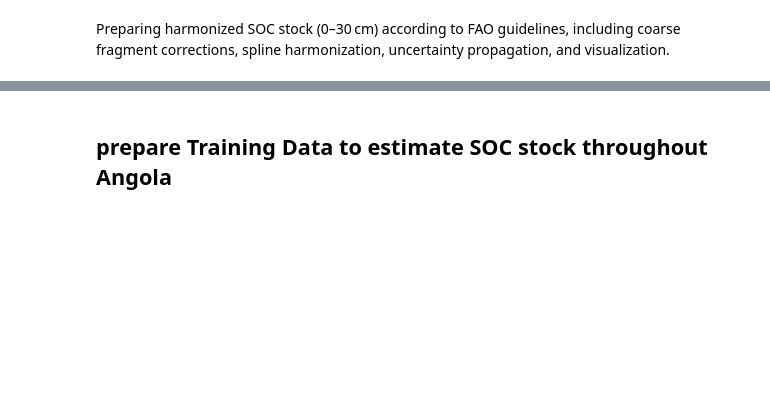
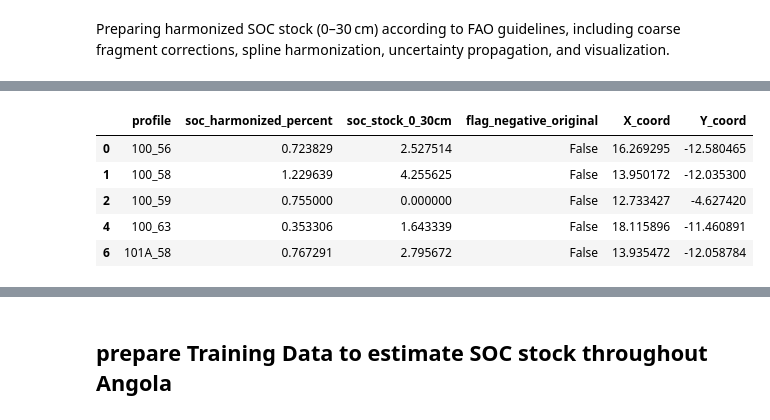
Before and after one commit to inesschwartz/ThesisSoilAngola, a Jupyter notebook: EDA/carbon_stock2.ipynb, the cells around one changed output, grey strips where cells are left out. Saved outputs shown, nothing was run; the diff lists cells and outputs as text; code cells hidden in the pictures; blank space fills up the shorter version.

```diff
--- a/EDA/carbon_stock2.ipynb
+++ b/EDA/carbon_stock2.ipynb
@@ -310,0 +305,9 @@ See the caveats in the documentation: https://pandas.pydata.org/pandas-docs/stab
+# %%
+harmonized_df.head()
+# %% [output]
+|  | profile | soc_harmonized_percent | soc_stock_0_30cm | flag_negative_original | X_coord | Y_coord |
+| 0 | 100_56 | 0.723829 | 2.527514 | False | 16.269295 | -12.580465 |
+| 1 | 100_58 | 1.229639 | 4.255625 | False | 13.950172 | -12.035300 |
+| 2 | 100_59 | 0.755000 | 0.000000 | False | 12.733427 | -4.627420 |
+| 4 | 100_63 | 0.353306 | 1.643339 | False | 18.115896 | -11.460891 |
+| 6 | 101A_58 | 0.767291 | 2.795672 | False | 13.935472 | -12.058784 |
```
Also changed, not shown: parts of 8 cells of this notebook.
